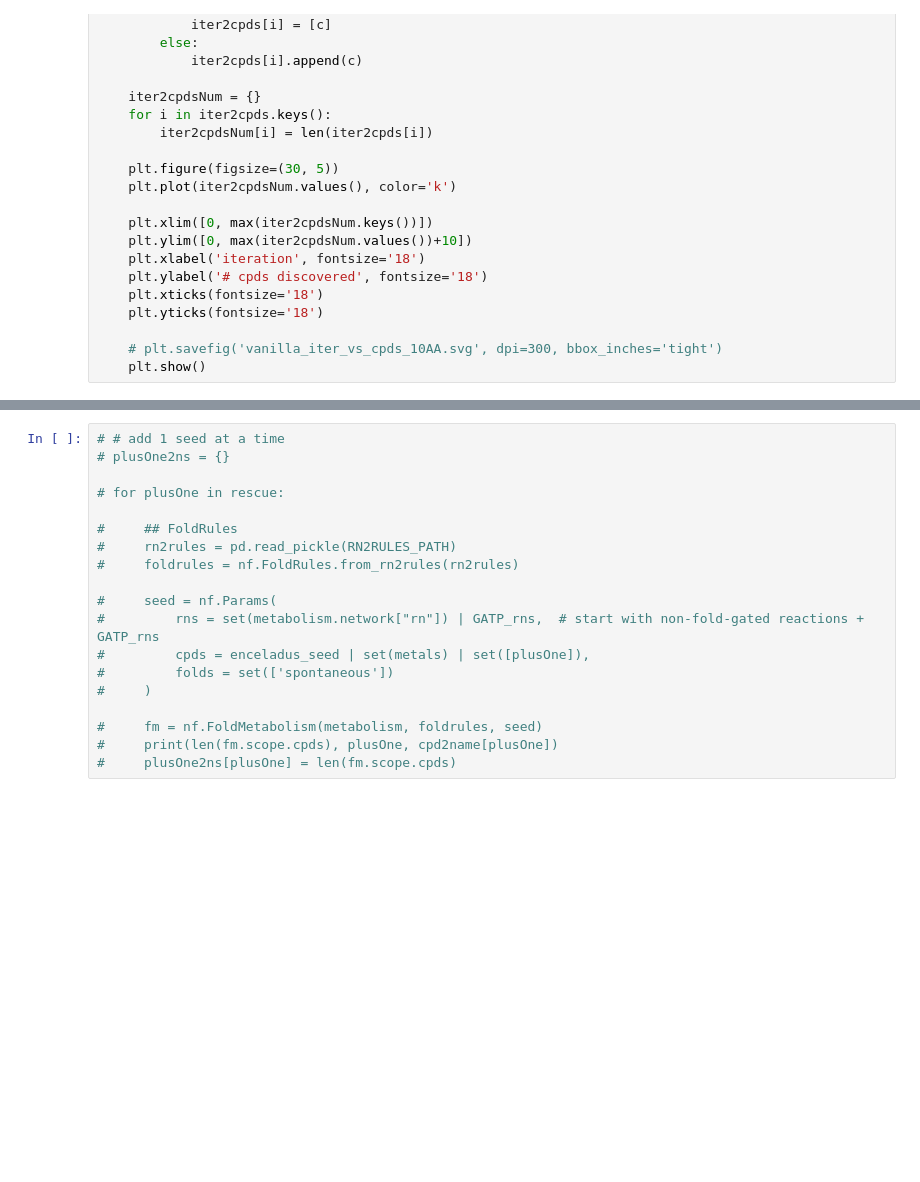
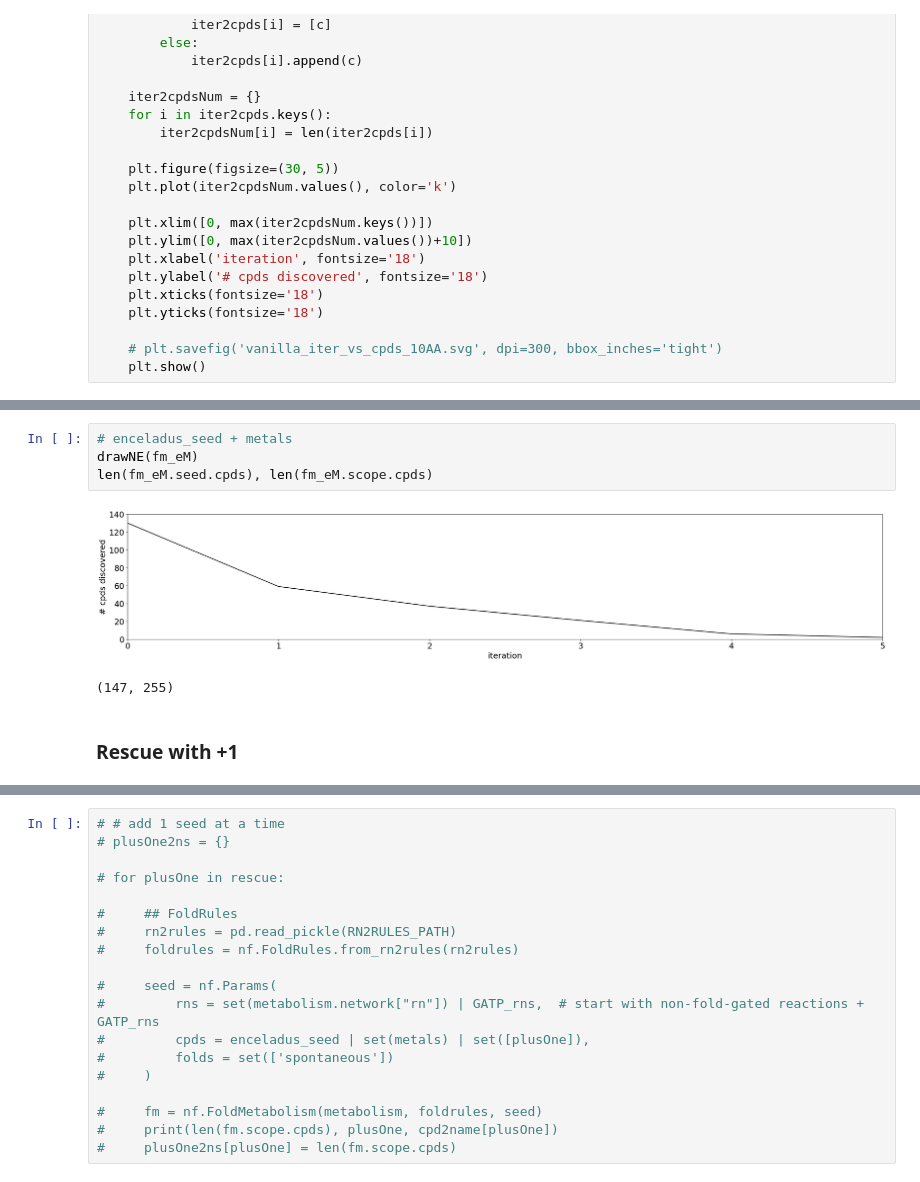
Before and after one commit to tseamuscorlett/enzyme-gated-network-expansion, a Jupyter notebook: enceladus_ne.ipynb, the cells around one changed output, grey strips where cells are left out. Saved outputs shown, nothing was run; the diff lists cells and outputs as text; blank space fills up the shorter version.

```diff
--- a/enceladus_ne.ipynb
+++ b/enceladus_ne.ipynb
@@ -257 +262,10 @@ plt.show()
+# %%
+# enceladus_seed + metals
+drawNE(fm_eM)
+len(fm_eM.seed.cpds), len(fm_eM.scope.cpds)
+# %% [output]
+[figure, added]
+(147, 255)
+# %% [markdown]
+### Rescue with +1
 # %%
```
Also changed, not shown: parts of 61 cells of this notebook, 1 other file.
